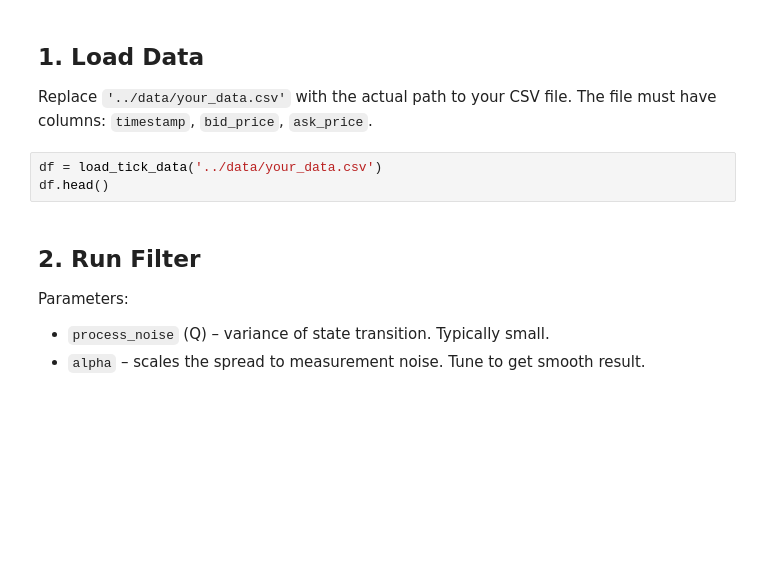
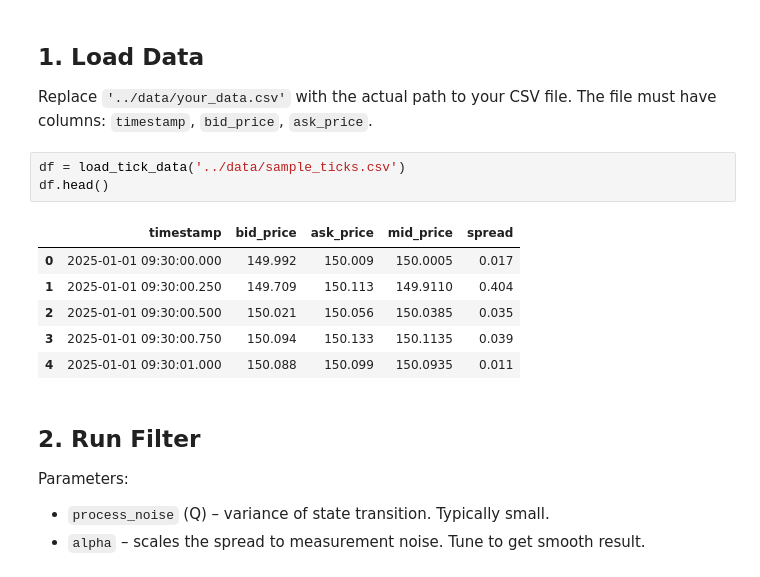
Before and after one commit to SauravLChaudhari/pll-market-microstructure, a Jupyter notebook: notebooks/01_pll_demo.ipynb, the cells around one changed output. Cells and saved outputs as stored; diff of their text form; blank space fills up the shorter version.

Commit message:
Add generated sample data and visualization notebook

```diff
--- a/notebooks/01_pll_demo.ipynb
+++ b/notebooks/01_pll_demo.ipynb
@@ -17,8 +17,15 @@ import visualization as viz
 Replace `'../data/your_data.csv'` with the actual path to your CSV file.
 The file must have columns: `timestamp`, `bid_price`, `ask_price`.
 # %%
-df = load_tick_data('../data/your_data.csv')
+df = load_tick_data('../data/sample_ticks.csv')
 df.head()
+# %% [output]
+|  | timestamp | bid_price | ask_price | mid_price | spread |
+| 0 | 2025-01-01 09:30:00.000 | 149.992 | 150.009 | 150.0005 | 0.017 |
+| 1 | 2025-01-01 09:30:00.250 | 149.709 | 150.113 | 149.9110 | 0.404 |
+| 2 | 2025-01-01 09:30:00.500 | 150.021 | 150.056 | 150.0385 | 0.035 |
+| 3 | 2025-01-01 09:30:00.750 | 150.094 | 150.133 | 150.1135 | 0.039 |
+| 4 | 2025-01-01 09:30:01.000 | 150.088 | 150.099 | 150.0935 | 0.011 |
 # %% [markdown]
 ## 2. Run Filter
 
```
Also changed, not shown: parts of 2 cells of this notebook, 1 other file.
